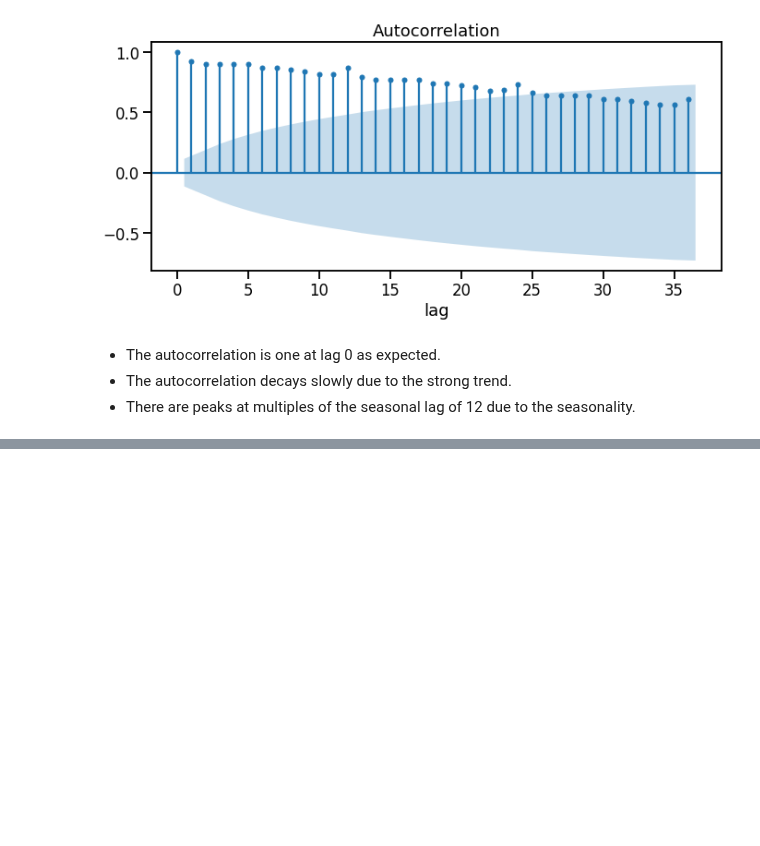
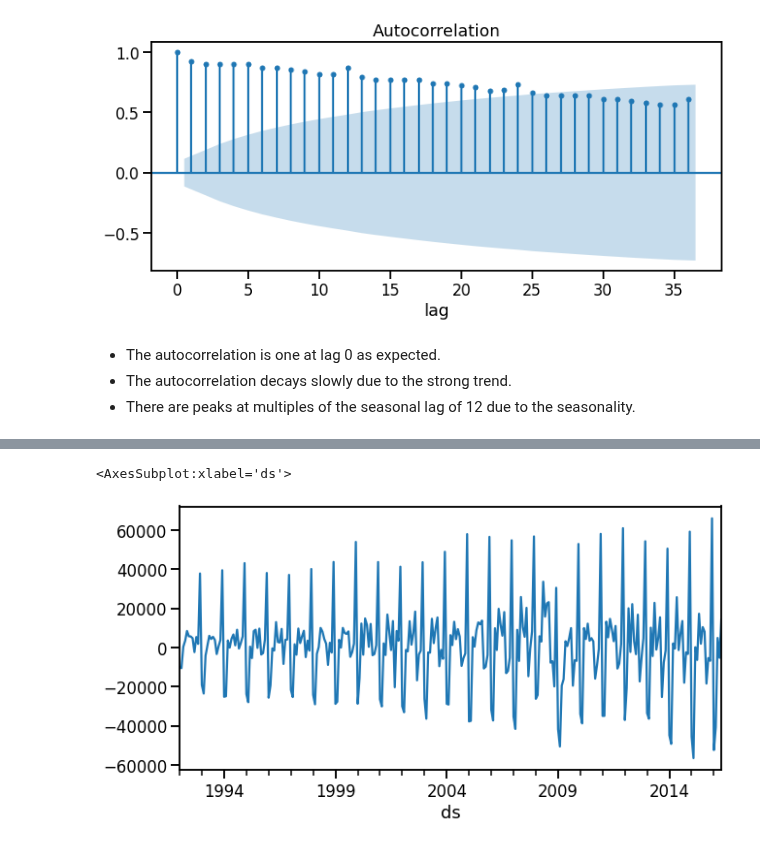
Before and after one commit to trainindata/feature-engineering-for-time-series-forecasting, a Jupyter notebook: 07-Lag-Features/03-autocorrelation-function.ipynb, the cells around one changed output, grey strips where cells are left out. Drawn from its saved outputs; the diff is of its cells as text; code cells hidden in the pictures; blank space fills up the shorter version.

```diff
--- a/07-Lag-Features/03-autocorrelation-function.ipynb
+++ b/07-Lag-Features/03-autocorrelation-function.ipynb
@@ -218,0 +247,6 @@ plt.tight_layout()
+# %%
+df["y_detrend"] = df["y"] - df["lowess"]
+df["y_detrend"].plot(figsize=(10, 5))
+# %% [output]
+<AxesSubplot:xlabel='ds'>
+[figure, added]
```
Also changed, not shown: parts of 16 cells of this notebook, 5 other files.
